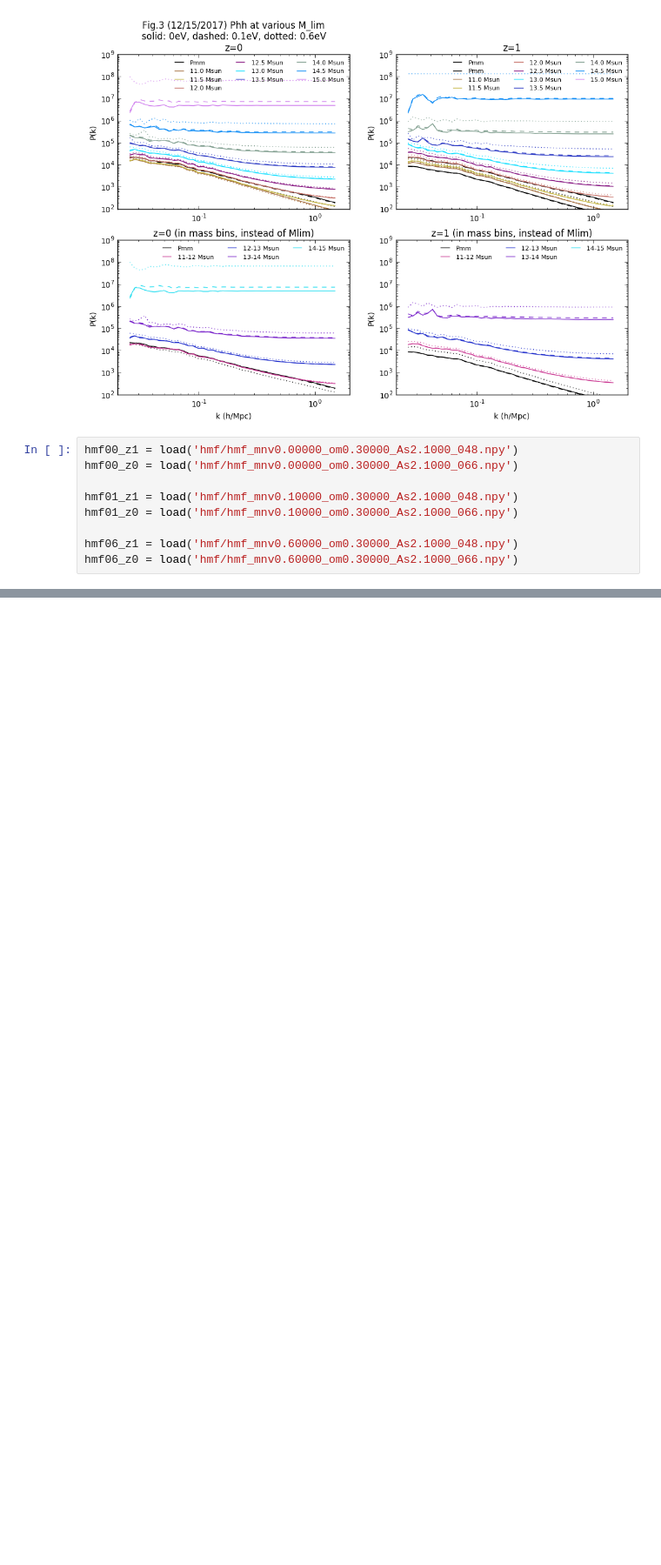
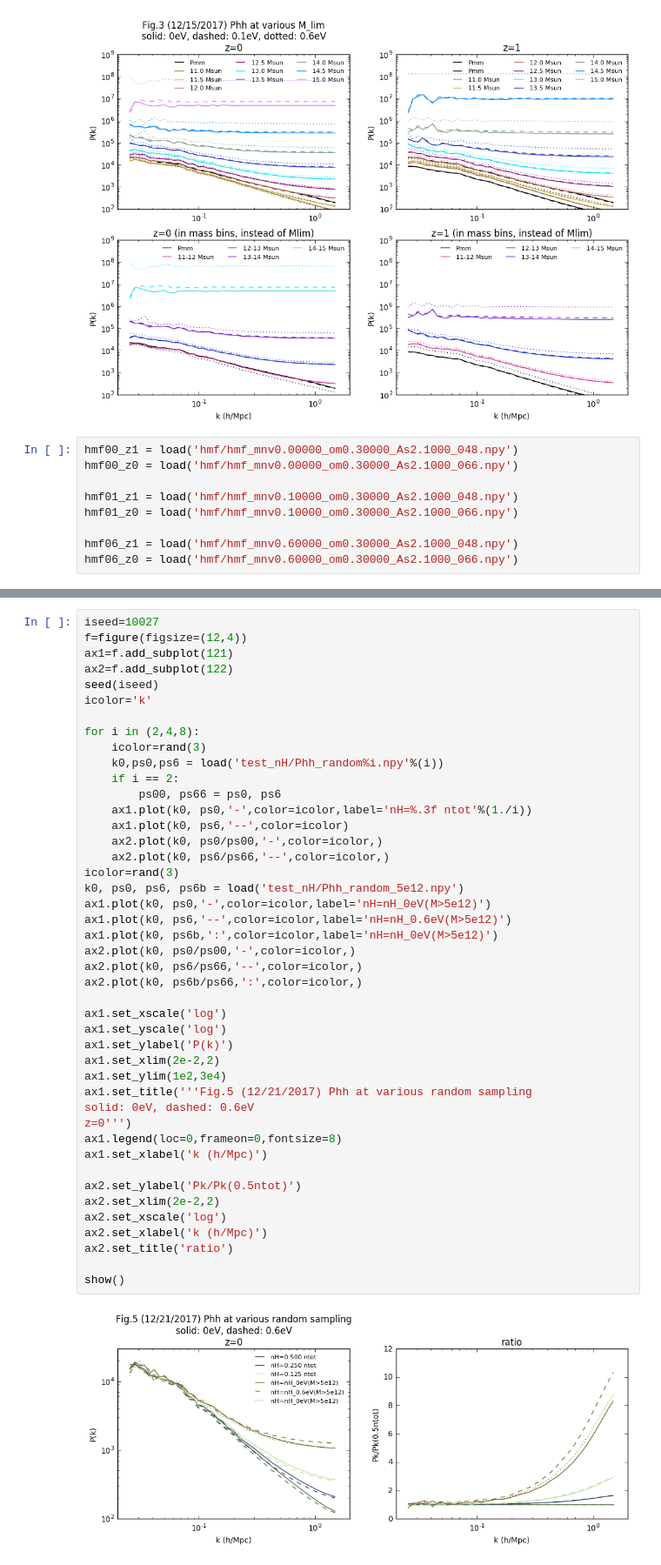
Before and after one commit to liuxx479/nubias, a Jupyter notebook: plots.ipynb, the cells around one changed output, grey strips where cells are left out. Shown at 87% size. Saved outputs shown, nothing was run; the diff lists cells and outputs as text; blank space fills up the shorter version.

Commit message:
test n_H

```diff
--- a/plots.ipynb
+++ b/plots.ipynb
@@ -198,0 +199,46 @@ show()
+# %%
+iseed=10027
+f=figure(figsize=(12,4))
+ax1=f.add_subplot(121)
+ax2=f.add_subplot(122)
+seed(iseed)
+icolor='k'
+
+for i in (2,4,8):
+    icolor=rand(3)
+    k0,ps0,ps6 = load('test_nH/Phh_random%i.npy'%(i))
+    if i == 2:
+        ps00, ps66 = ps0, ps6
+    ax1.plot(k0, ps0,'-',color=icolor,label='nH=%.3f ntot'%(1./i))
+    ax1.plot(k0, ps6,'--',color=icolor)
+    ax2.plot(k0, ps0/ps00,'-',color=icolor,)
+    ax2.plot(k0, ps6/ps66,'--',color=icolor,)
+icolor=rand(3)
+k0, ps0, ps6, ps6b = load('test_nH/Phh_random_5e12.npy')
+ax1.plot(k0, ps0,'-',color=icolor,label='nH=nH_0eV(M>5e12)')
+ax1.plot(k0, ps6,'--',color=icolor,label='nH=nH_0.6eV(M>5e12)')
+ax1.plot(k0, ps6b,':',color=icolor,label='nH=nH_0eV(M>5e12)')
+ax2.plot(k0, ps0/ps00,'-',color=icolor,)
+ax2.plot(k0, ps6/ps66,'--',color=icolor,)
+ax2.plot(k0, ps6b/ps66,':',color=icolor,)
+
+ax1.set_xscale('log')
+ax1.set_yscale('log')
+ax1.set_ylabel('P(k)')
+ax1.set_xlim(2e-2,2)
+ax1.set_ylim(1e2,3e4)
+ax1.set_title('''Fig.5 (12/21/2017) Phh at various random sampling
+solid: 0eV, dashed: 0.6eV
+z=0''')
+ax1.legend(loc=0,frameon=0,fontsize=8)
+ax1.set_xlabel('k (h/Mpc)')
+
+ax2.set_ylabel('Pk/Pk(0.5ntot)')
+ax2.set_xlim(2e-2,2)
+ax2.set_xscale('log')
+ax2.set_xlabel('k (h/Mpc)')
+ax2.set_title('ratio')
+
+show()
+# %% [output]
+[figure, added]
```
Also changed, not shown: parts of 1 cell of this notebook.
